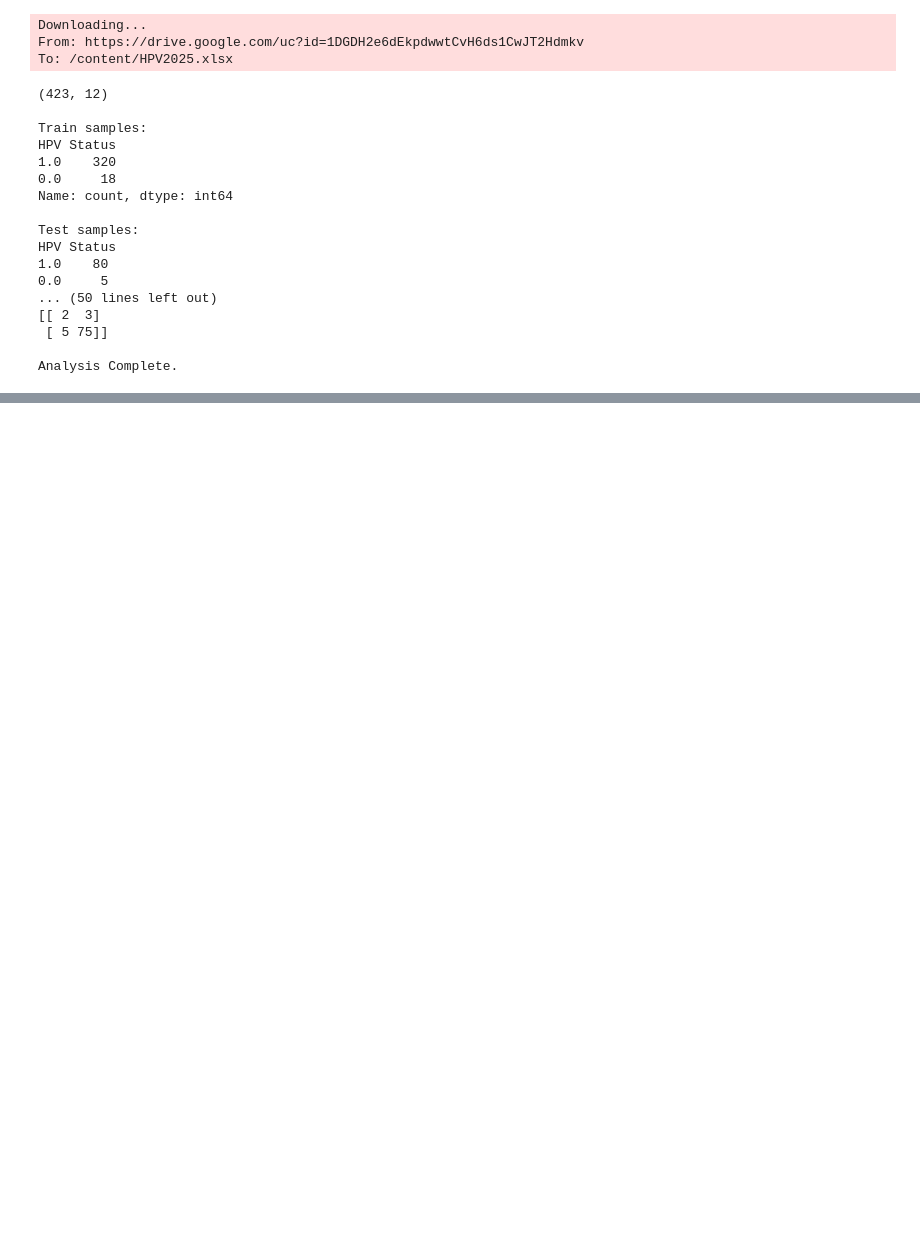
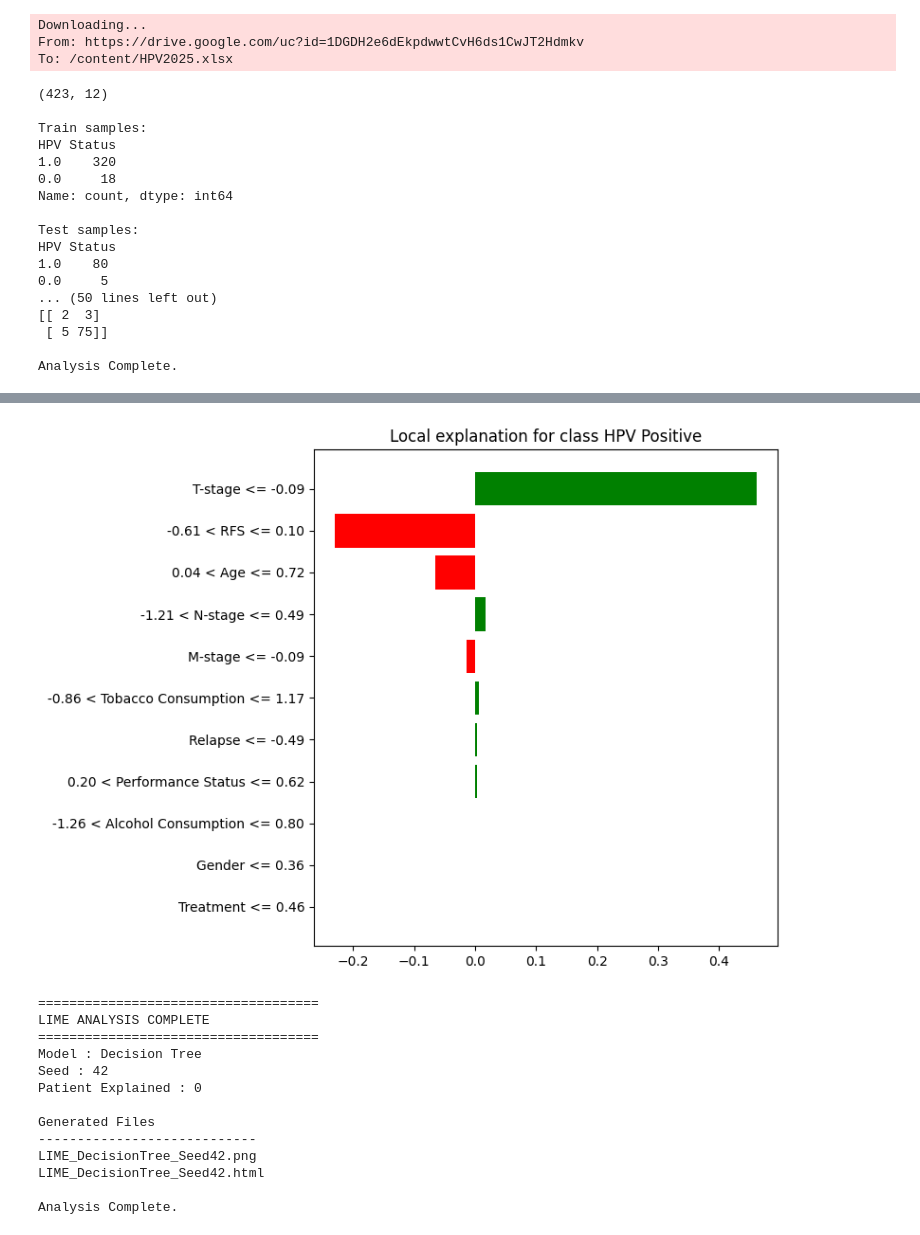
Before and after one commit to miriamamin1213-ux/HPV-classification, a Jupyter notebook: DT.11F.42.ipynb, the cells around one changed output, grey strips where cells are left out. Saved outputs shown, nothing was run; the diff lists cells and outputs as text; code cells hidden in the pictures; blank space fills up the shorter version.

```diff
--- a/DT.11F.42.ipynb
+++ b/DT.11F.42.ipynb
@@ -384,0 +504,75 @@ Analysis Complete.
+# %%
+# ============================================================
+# Save LIME Figure
+# ============================================================
+
+fig = exp.as_pyplot_figure()
+
+fig.set_size_inches(8,6)
+
+plt.tight_layout()
+
+plt.savefig(
+
+    "LIME_DecisionTree_Seed42.png",
+
+    dpi=300,
+
+    bbox_inches="tight"
+
+)
+
+plt.show()
+
+# ============================================================
+# Save HTML Explanation
+# ============================================================
+
+exp.save_to_file(
+
+    "LIME_DecisionTree_Seed42.html"
+
+)
+
+print()
+
+print("====================================")
+
+print("LIME ANALYSIS COMPLETE")
+
+print("====================================")
+
+print("Model : Decision Tree")
+
+print("Seed : 42")
+
+print("Patient Explained :", patient)
+
+print()
+
+print("Generated Files")
+
+print("----------------------------")
+
+print("LIME_DecisionTree_Seed42.png")
+
+print("LIME_DecisionTree_Seed42.html")
+
+print()
+
+print("Analysis Complete.")
+# %% [output]
+[figure, added]
+====================================
+LIME ANALYSIS COMPLETE
+====================================
+Model : Decision Tree
+Seed : 42
+Patient Explained : 0
+
+Generated Files
+----------------------------
+LIME_DecisionTree_Seed42.png
+LIME_DecisionTree_Seed42.html
+
+Analysis Complete.
```
Also changed, not shown: parts of 4 cells of this notebook.
